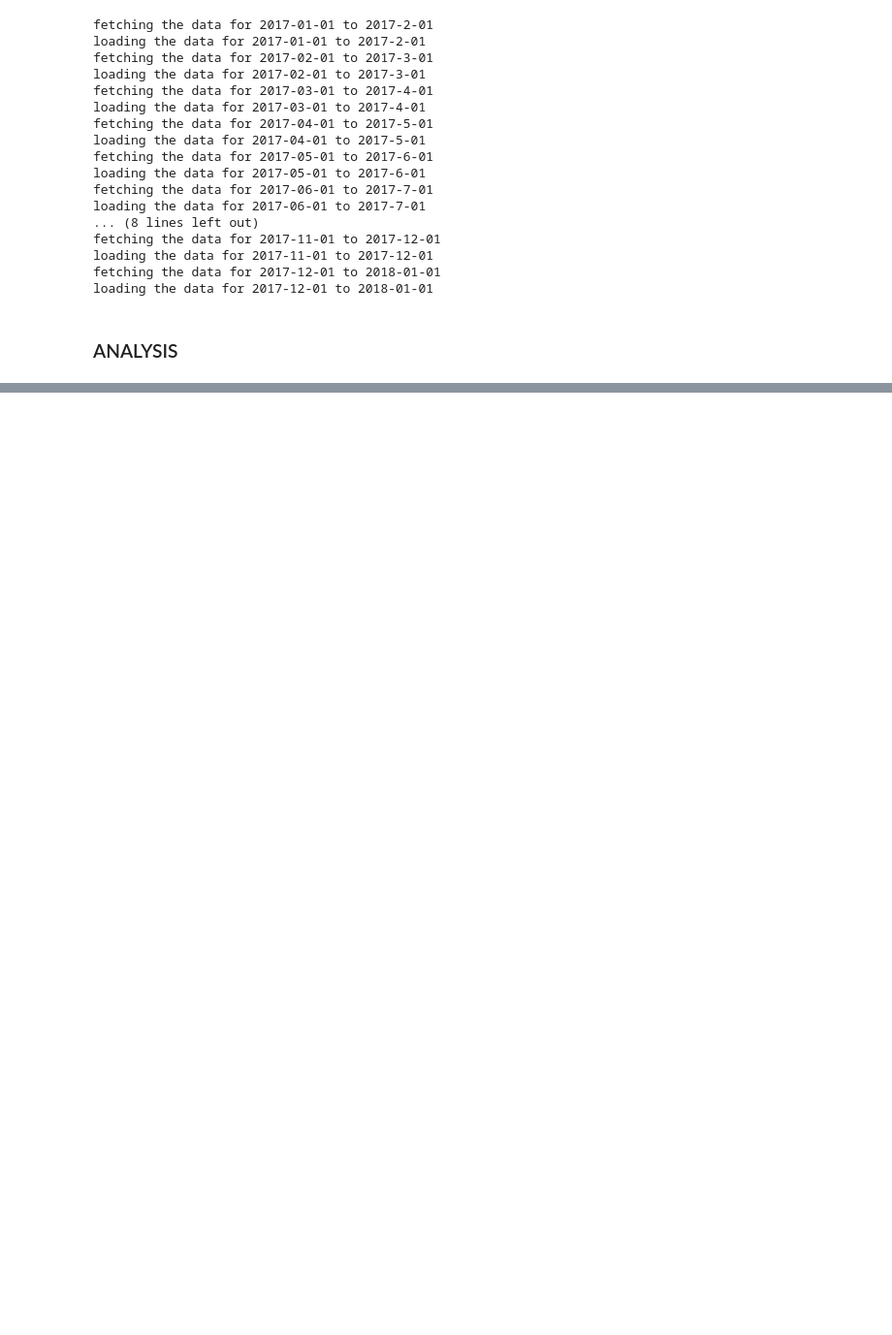
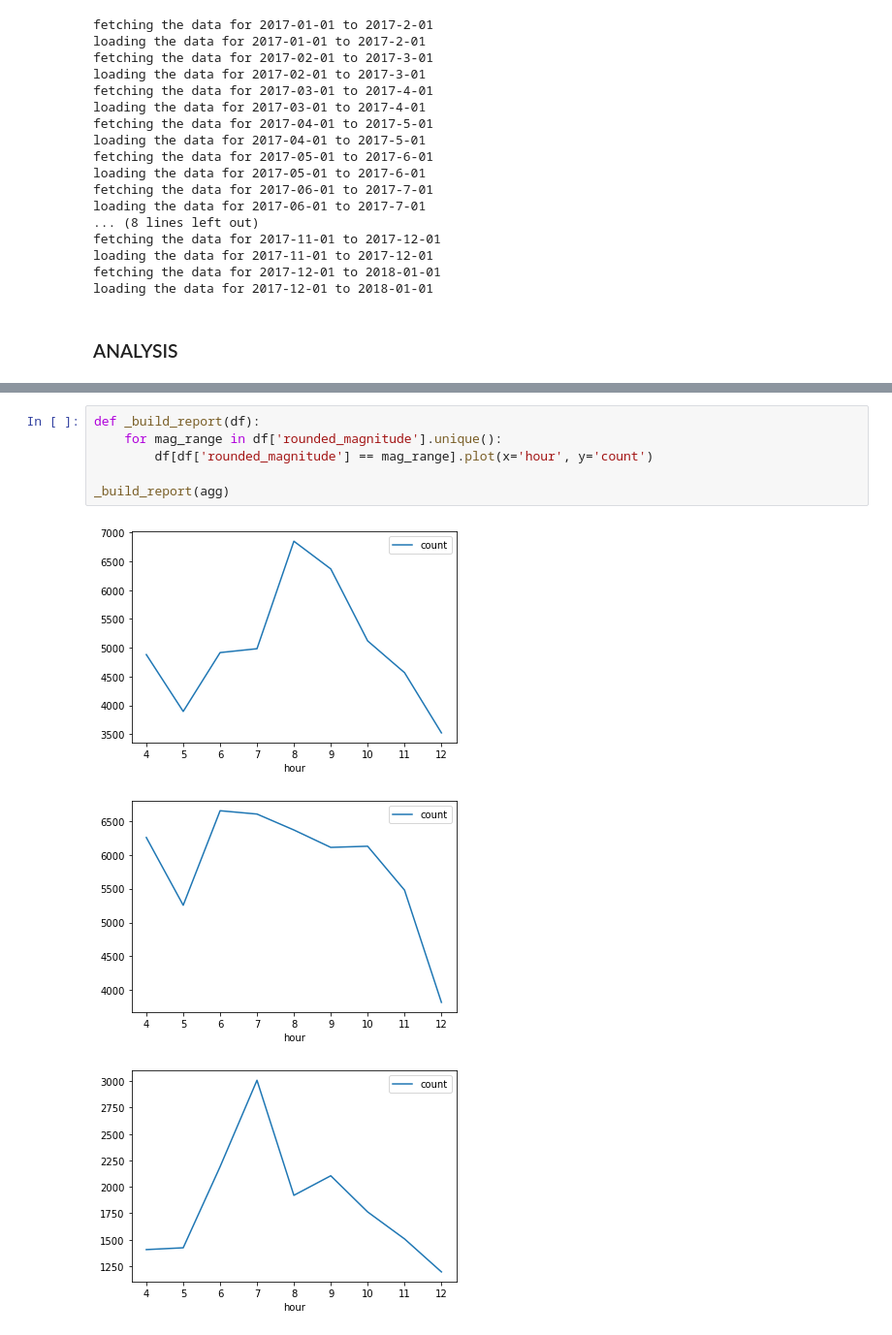
Before and after one commit to bhankit1410/assignments, a Jupyter notebook: tesla-assignment-notebook.ipynb, the cells around one changed output, grey strips where cells are left out. Shown: that part at 97% size. Drawn from its saved outputs; the diff is of its cells as text; blank space fills up the shorter version.

```diff
--- a/tesla-assignment-notebook.ipynb
+++ b/tesla-assignment-notebook.ipynb
@@ -177,0 +184,10 @@ Name: 101515, dtype: object
+# %%
+def _build_report(df):
+    for mag_range in df['rounded_magnitude'].unique():
+        df[df['rounded_magnitude'] == mag_range].plot(x='hour', y='count')
+
+_build_report(agg)
+# %% [output]
+[figure, added]
+[figure, added]
+[figure, added]
```
Also changed, not shown: parts of 7 cells of this notebook, 2 other files.
